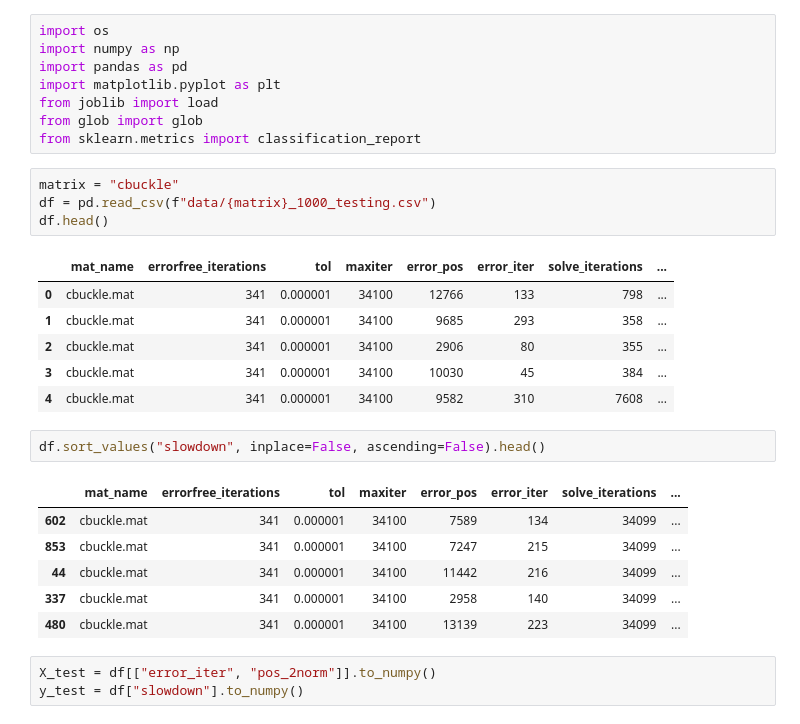
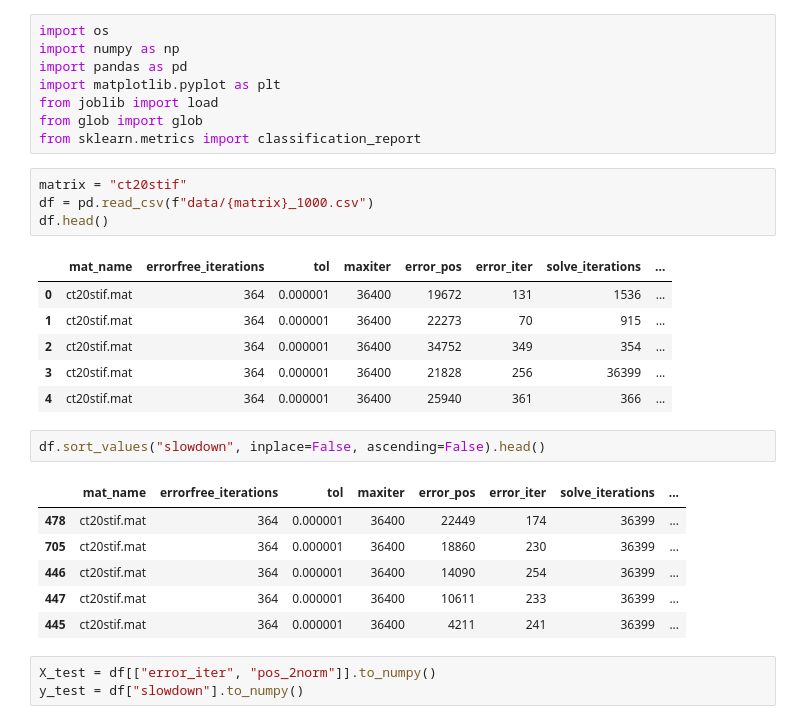
Before and after one commit to DanielRJohnson/Dynamic-Selective-Protection, a Jupyter notebook: analyses/model_evaluation.ipynb, the cells around one changed output. Cells and saved outputs as stored; diff of their text form.

```diff
--- a/analyses/model_evaluation.ipynb
+++ b/analyses/model_evaluation.ipynb
@@ -7,25 +7,25 @@ from joblib import load
 from glob import glob
 from sklearn.metrics import classification_report
 # %%
-matrix = "cbuckle"
-df = pd.read_csv(f"data/{matrix}_1000_testing.csv")
+matrix = "ct20stif"
+df = pd.read_csv(f"data/{matrix}_1000.csv")
 df.head()
 # %% [output]
 |  | mat_name | errorfree_iterations | tol | maxiter | error_pos | error_iter | solve_iterations | ... |
-| 0 | cbuckle.mat | 341 | 0.000001 | 34100 | 12766 | 133 | 798 | ... |
-| 1 | cbuckle.mat | 341 | 0.000001 | 34100 | 9685 | 293 | 358 | ... |
-| 2 | cbuckle.mat | 341 | 0.000001 | 34100 | 2906 | 80 | 355 | ... |
-| 3 | cbuckle.mat | 341 | 0.000001 | 34100 | 10030 | 45 | 384 | ... |
-| 4 | cbuckle.mat | 341 | 0.000001 | 34100 | 9582 | 310 | 7608 | ... |
+| 0 | ct20stif.mat | 364 | 0.000001 | 36400 | 19672 | 131 | 1536 | ... |
+| 1 | ct20stif.mat | 364 | 0.000001 | 36400 | 22273 | 70 | 915 | ... |
+| 2 | ct20stif.mat | 364 | 0.000001 | 36400 | 34752 | 349 | 354 | ... |
+| 3 | ct20stif.mat | 364 | 0.000001 | 36400 | 21828 | 256 | 36399 | ... |
+| 4 | ct20stif.mat | 364 | 0.000001 | 36400 | 25940 | 361 | 366 | ... |
 # %%
 df.sort_values("slowdown", inplace=False, ascending=False).head()
 # %% [output]
 |  | mat_name | errorfree_iterations | tol | maxiter | error_pos | error_iter | solve_iterations | ... |
-| 602 | cbuckle.mat | 341 | 0.000001 | 34100 | 7589 | 134 | 34099 | ... |
-| 853 | cbuckle.mat | 341 | 0.000001 | 34100 | 7247 | 215 | 34099 | ... |
-| 44 | cbuckle.mat | 341 | 0.000001 | 34100 | 11442 | 216 | 34099 | ... |
-| 337 | cbuckle.mat | 341 | 0.000001 | 34100 | 2958 | 140 | 34099 | ... |
-| 480 | cbuckle.mat | 341 | 0.000001 | 34100 | 13139 | 223 | 34099 | ... |
+| 478 | ct20stif.mat | 364 | 0.000001 | 36400 | 22449 | 174 | 36399 | ... |
+| 705 | ct20stif.mat | 364 | 0.000001 | 36400 | 18860 | 230 | 36399 | ... |
+| 446 | ct20stif.mat | 364 | 0.000001 | 36400 | 14090 | 254 | 36399 | ... |
+| 447 | ct20stif.mat | 364 | 0.000001 | 36400 | 10611 | 233 | 36399 | ... |
+| 445 | ct20stif.mat | 364 | 0.000001 | 36400 | 4211 | 241 | 36399 | ... |
 # %%
 X_test = df[["error_iter", "pos_2norm"]].to_numpy()
 y_test = df["slowdown"].to_numpy()
```
Also changed, not shown: parts of 2 cells of this notebook, 9 other files.
